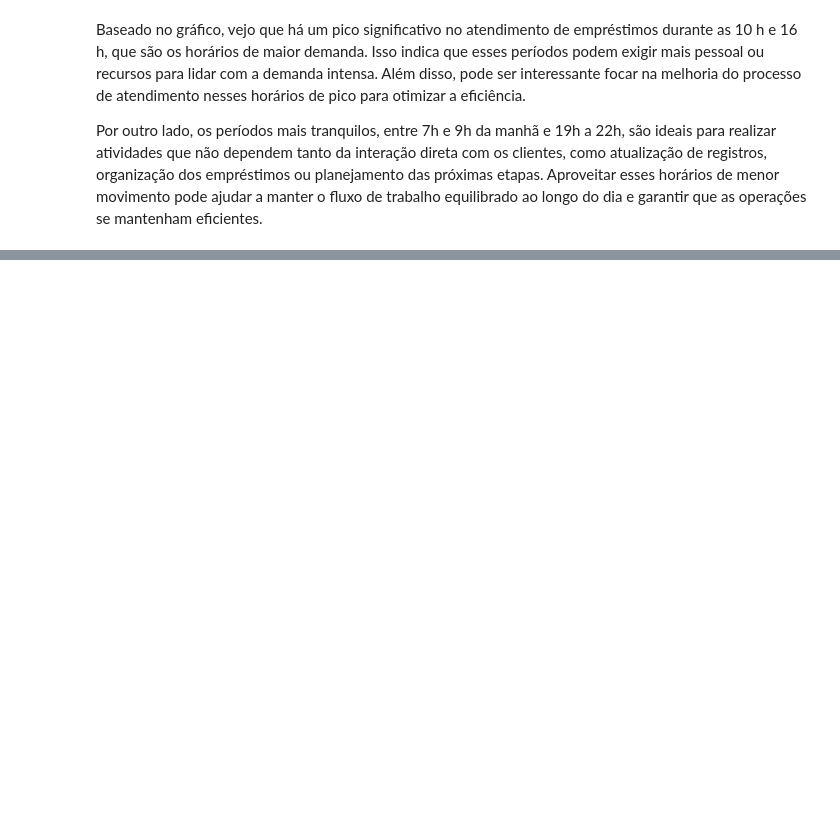
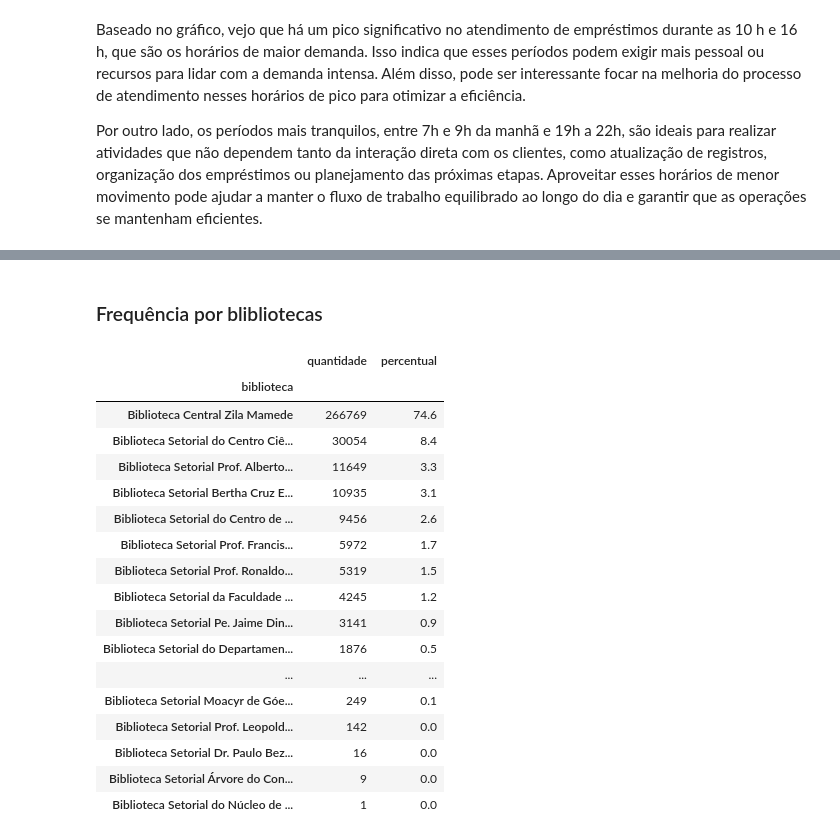
Before and after one commit to Douglas-Lucarelli/analise-dados-biblioteca-ufrn, a Jupyter notebook: analise_biblioteca.ipynb, the cells around one changed output, grey strips where cells are left out. Cells and saved outputs as stored; diff of their text form; code cells hidden in the pictures; blank space fills up the shorter version.

```diff
--- a/analise_biblioteca.ipynb
+++ b/analise_biblioteca.ipynb
@@ -358,0 +575,23 @@ Por outro lado, os períodos mais tranquilos, entre 7h e 9h da manhã e 19h a 22
+# %% [markdown]
+### Frequência por blibliotecas
+# %%
+tabela_frequencia(todos_emprestimos, 'biblioteca')
+# %% [output]
+|  | quantidade | percentual |
+| biblioteca |  |  |
+| Biblioteca Central Zila Mamede | 266769 | 74.6 |
+| Biblioteca Setorial do Centro Ciê... | 30054 | 8.4 |
+| Biblioteca Setorial Prof. Alberto... | 11649 | 3.3 |
+| Biblioteca Setorial Bertha Cruz E... | 10935 | 3.1 |
+| Biblioteca Setorial do Centro de ... | 9456 | 2.6 |
+| Biblioteca Setorial Prof. Francis... | 5972 | 1.7 |
+| Biblioteca Setorial Prof. Ronaldo... | 5319 | 1.5 |
+| Biblioteca Setorial da Faculdade ... | 4245 | 1.2 |
+| Biblioteca Setorial Pe. Jaime Din... | 3141 | 0.9 |
+| Biblioteca Setorial do Departamen... | 1876 | 0.5 |
+| ... | ... | ... |
+| Biblioteca Setorial Moacyr de Góe... | 249 | 0.1 |
+| Biblioteca Setorial Prof. Leopold... | 142 | 0.0 |
+| Biblioteca Setorial Dr. Paulo Bez... | 16 | 0.0 |
+| Biblioteca Setorial Árvore do Con... | 9 | 0.0 |
+| Biblioteca Setorial do Núcleo de ... | 1 | 0.0 |
```
Also changed, not shown: parts of 32 cells of this notebook.
